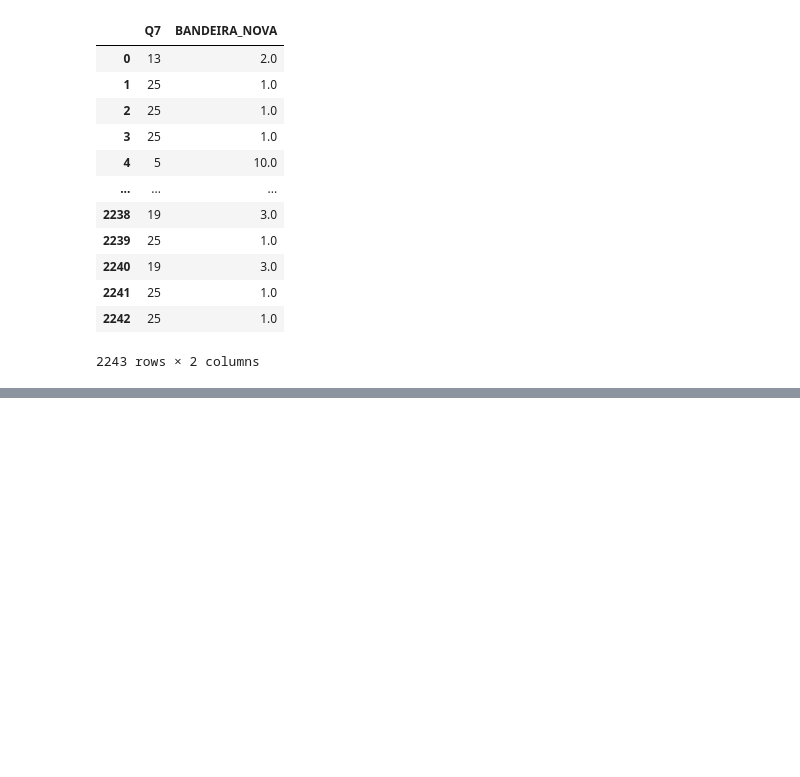
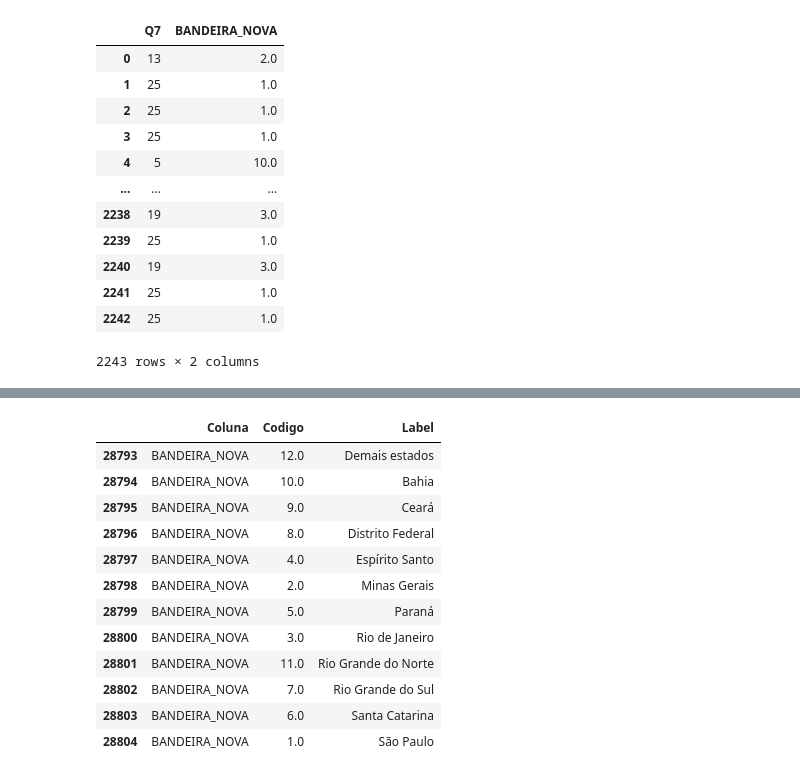
Before and after one commit to RaynerSantos/Processamento-Estatistico, a Jupyter notebook: App_beta/Testes.ipynb, the cells around one changed output, grey strips where cells are left out. Cells and saved outputs as stored; diff of their text form; code cells hidden in the pictures; blank space fills up the shorter version.

```diff
--- a/App_beta/Testes.ipynb
+++ b/App_beta/Testes.ipynb
@@ -408,0 +511,4 @@ data.loc[:, [NOME_COLUNA_RECODE, NOME_BANDEIRA_RECODE]]
+# %%
+# Criar a mini lista de labels para a nova variável
+mapping_lista_labels = dict(zip(df_recode['Codigo_novo'], df_recode['Label_novo']))
+mapping_lista_labels
@@ -408,0 +528,28 @@ data.loc[:, [NOME_COLUNA_RECODE, NOME_BANDEIRA_RECODE]]
+# %%
+novo_recode = {
+    'Coluna': [],
+    'Codigo': [],
+    'Label': []
+}
+
+for codigo, label in mapping_lista_labels.items():
+    novo_recode['Coluna'].append(NOME_BANDEIRA_RECODE)
+    novo_recode['Codigo'].append(codigo)
+    novo_recode['Label'].append(label)
+
+lista_labels = pd.concat([lista_labels, pd.DataFrame(novo_recode)], axis=0, ignore_index=True)
+display(lista_labels.loc[lista_labels['Coluna'] == NOME_BANDEIRA_RECODE])
+# %% [output]
+|  | Coluna | Codigo | Label |
+| 28793 | BANDEIRA_NOVA | 12.0 | Demais estados |
+| 28794 | BANDEIRA_NOVA | 10.0 | Bahia |
+| 28795 | BANDEIRA_NOVA | 9.0 | Ceará |
+| 28796 | BANDEIRA_NOVA | 8.0 | Distrito Federal |
+| 28797 | BANDEIRA_NOVA | 4.0 | Espírito Santo |
+| 28798 | BANDEIRA_NOVA | 2.0 | Minas Gerais |
+| 28799 | BANDEIRA_NOVA | 5.0 | Paraná |
+| 28800 | BANDEIRA_NOVA | 3.0 | Rio de Janeiro |
+| 28801 | BANDEIRA_NOVA | 11.0 | Rio Grande do Norte |
+| 28802 | BANDEIRA_NOVA | 7.0 | Rio Grande do Sul |
+| 28803 | BANDEIRA_NOVA | 6.0 | Santa Catarina |
+| 28804 | BANDEIRA_NOVA | 1.0 | São Paulo |
```
Also changed, not shown: parts of 9 cells of this notebook, 5 other files.
